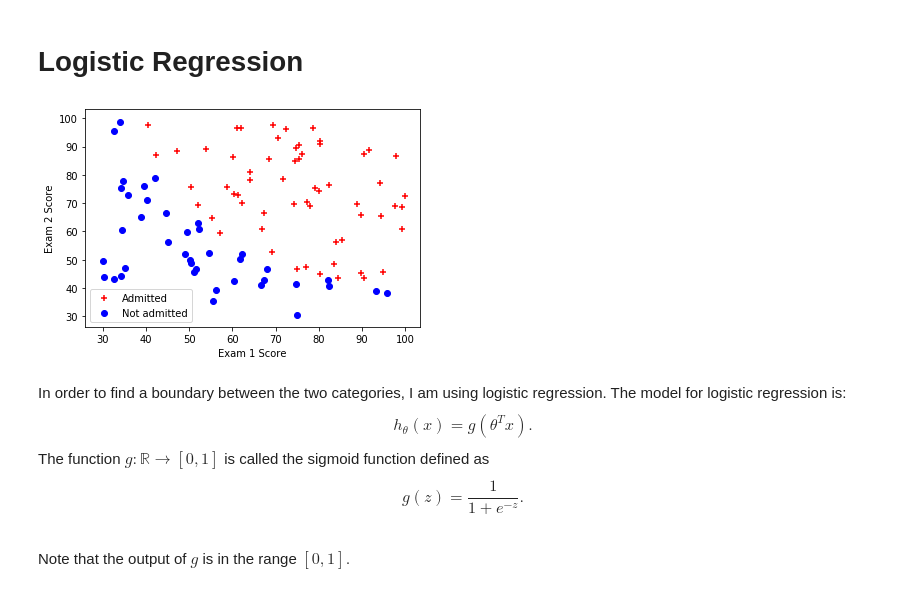
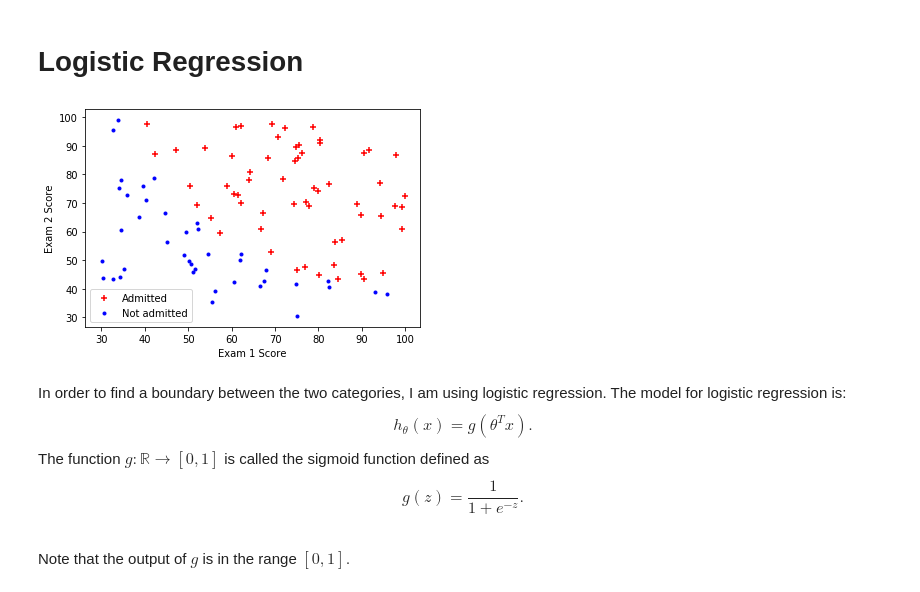
Before and after one commit to kdan5/statml, a Jupyter notebook: logistic-regression/Logistic Regression.ipynb, the cells around one changed output. Drawn from its saved outputs; the diff is of its cells as text; code cells hidden in the pictures.

Commit message:
Fixed gradient function to comply with scipy minimize and refactored plotting code

```diff
--- a/logistic-regression/Logistic Regression.ipynb
+++ b/logistic-regression/Logistic Regression.ipynb
@@ -10,23 +11,17 @@ from cross_entropy_loss import *
 # %%
 # Load the dataset with numpy
 data = np.loadtxt('ex2data1.txt', delimiter=',')
 
 x = data[:, 0:2]
 y = data[:, 2]
 
-# Get the indices for the positive and negative results respectively
-pos = np.where(y == 1)
-neg = np.where(y == 0)
-
-# Plot the data
-plt.scatter(x[pos, 0], x[pos, 1], marker='+', c='r')
-plt.scatter(x[neg, 0], x[neg, 1], marker='o', c='b')
+plot_class(x, y)
 plt.xlabel("Exam 1 Score")
 plt.ylabel("Exam 2 Score")
 plt.legend(["Admitted", "Not admitted"])
 plt.show()
 # %% [output]
-[figure, old version]
+[figure, new version]
 # %% [markdown]
 In order to find a boundary between the two categories, I am using logistic regression. The model for logistic regression is: $$ h_{\theta}(x) = g(\theta^{T}x). $$ The function $g: \mathbb{R} \rightarrow [0,1]$ is called the sigmoid function defined as $$g(z) = \frac{1}{1 + e^{-z}}.$$
 Note that the output of $g$ is in the range $[0,1].$
```
Also changed, not shown: parts of 3 cells of this notebook, 3 other files.
